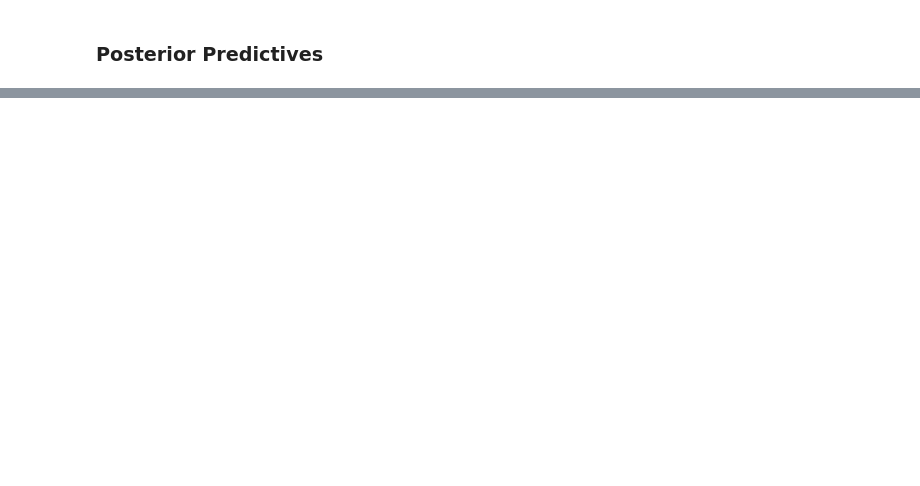
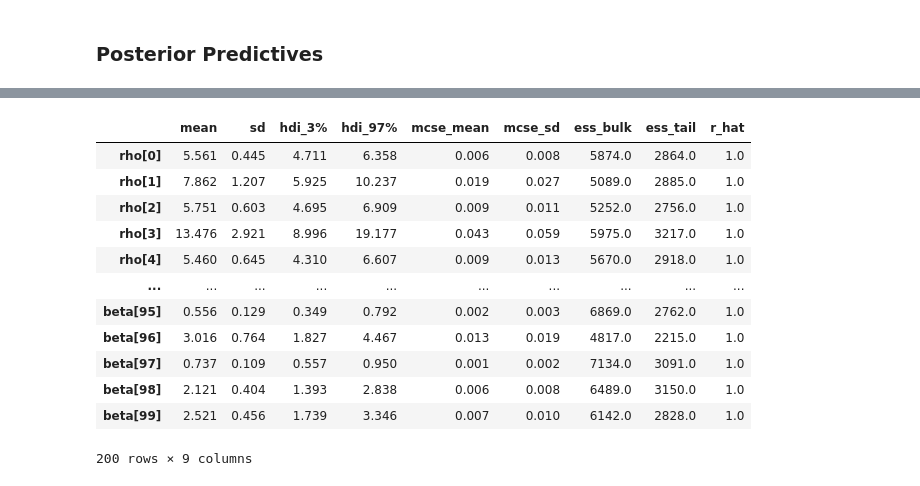
Before and after one commit to alazaydin/bart-censored, a Jupyter notebook: censoring.ipynb, the cells around one changed output, grey strips where cells are left out. Drawn from its saved outputs; the diff is of its cells as text; code cells hidden in the pictures; blank space fills up the shorter version.

```diff
--- a/censoring.ipynb
+++ b/censoring.ipynb
@@ -337,0 +335,24 @@ axs[1].set_xlim([0, 12]);
+# %%
+sim_data = {}
+param_vals = {}
+recover_idata = {}
+for ie, environment in enumerate(["A", "B"]):
+    num_bad = 1
+    i_run = 1
+    allowed_resample = 100
+    while (num_bad != 0):
+        df_pr, df_param_vals = lib.simulate_data(
+            sim_params["mu_rho"][ie],
+            sim_params["sigma_rho"][ie],
+            sim_params["mu_beta"][ie],
+            sim_params["sigma_beta"][ie],
+            n_participants,
+            sim_params["p_burst"][ie],
+            n_trials,
+            random_seed=120
+        );
+        df_pr["banked"] = df_pr.apply(lambda x: x["y"] < x["burst"], axis=1, result_type="expand")
+        num_bad = (df_pr.query("banked").groupby("participant")["y"].unique().apply(lambda x: len(x))<=2).sum()
+        i_run+=1
+        assert i_run < allowed_resample, "reached resampling limit"
+    sim_data[environment] = df_pr
@@ -337,0 +417,16 @@ axs[1].set_xlim([0, 12]);
+# %%
+az.summary(recover_idata["A"])
+# %% [output]
+|  | mean | sd | hdi_3% | hdi_97% | mcse_mean | mcse_sd | ess_bulk | ess_tail | r_hat |
+| rho[0] | 5.561 | 0.445 | 4.711 | 6.358 | 0.006 | 0.008 | 5874.0 | 2864.0 | 1.0 |
+| rho[1] | 7.862 | 1.207 | 5.925 | 10.237 | 0.019 | 0.027 | 5089.0 | 2885.0 | 1.0 |
+| rho[2] | 5.751 | 0.603 | 4.695 | 6.909 | 0.009 | 0.011 | 5252.0 | 2756.0 | 1.0 |
+| rho[3] | 13.476 | 2.921 | 8.996 | 19.177 | 0.043 | 0.059 | 5975.0 | 3217.0 | 1.0 |
+| rho[4] | 5.460 | 0.645 | 4.310 | 6.607 | 0.009 | 0.013 | 5670.0 | 2918.0 | 1.0 |
+| ... | ... | ... | ... | ... | ... | ... | ... | ... | ... |
+| beta[95] | 0.556 | 0.129 | 0.349 | 0.792 | 0.002 | 0.003 | 6869.0 | 2762.0 | 1.0 |
+| beta[96] | 3.016 | 0.764 | 1.827 | 4.467 | 0.013 | 0.019 | 4817.0 | 2215.0 | 1.0 |
+| beta[97] | 0.737 | 0.109 | 0.557 | 0.950 | 0.001 | 0.002 | 7134.0 | 3091.0 | 1.0 |
+| beta[98] | 2.121 | 0.404 | 1.393 | 2.838 | 0.006 | 0.008 | 6489.0 | 3150.0 | 1.0 |
+| beta[99] | 2.521 | 0.456 | 1.739 | 3.346 | 0.007 | 0.010 | 6142.0 | 2828.0 | 1.0 |
+200 rows × 9 columns
```
Also changed, not shown: parts of 19 cells of this notebook, 6 other files.
